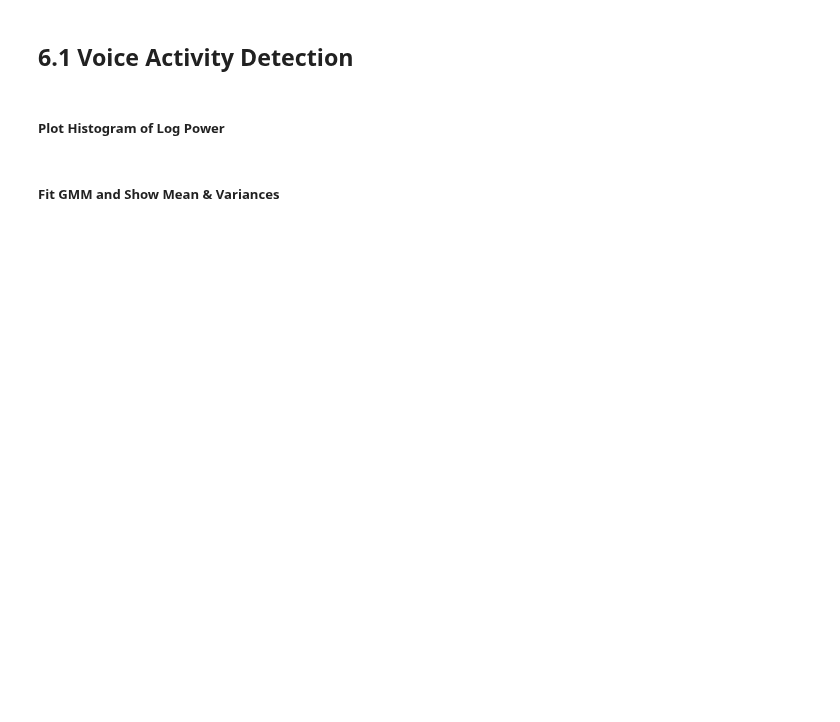
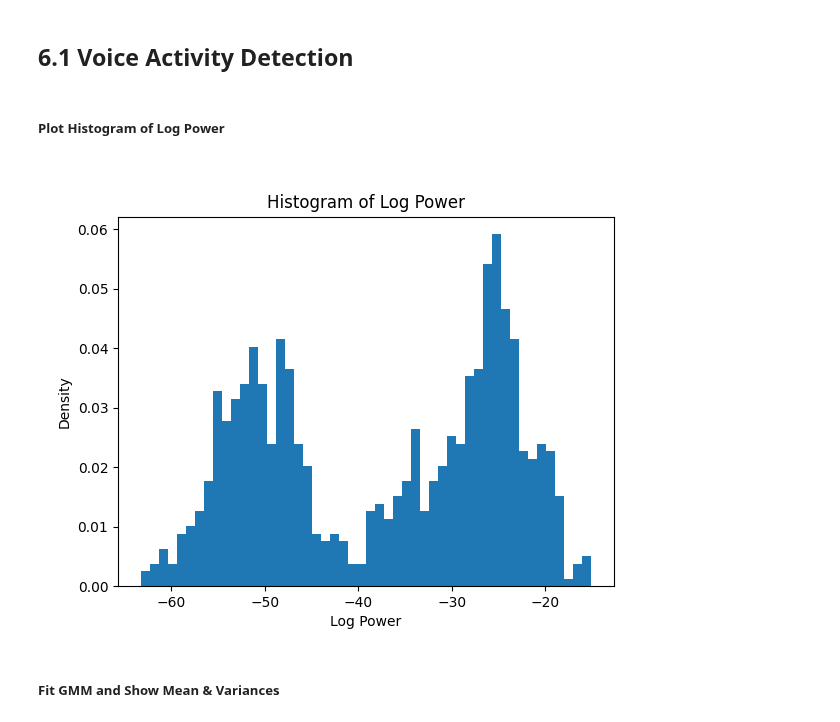
Before and after one commit to kasperikaivola/python-audio-processing, a Jupyter notebook: prerequisites/06_data_augmentation/test_augmentation.ipynb, the cells around one changed output. Saved outputs shown, nothing was run; the diff lists cells and outputs as text; code cells hidden in the pictures; blank space fills up the shorter version.

```diff
--- a/prerequisites/06_data_augmentation/test_augmentation.ipynb
+++ b/prerequisites/06_data_augmentation/test_augmentation.ipynb
@@ -44,2 +41,23 @@ FileNotFoundError: [Errno 2] No such file or directory: 'C:/Users/kaspe/Desktop/
+# %%
+# YOUR CODE HERE
+#frame the signal
+frame_length = 320
+hop_length = 160
+frames = librosa.util.frame(clean_speech, frame_length=frame_length, hop_length=hop_length).T
+
+#RMS energy for each frame
+rms_power = librosa.feature.rms(y=clean_speech, frame_length=frame_length, hop_length=hop_length)[0]
+
+#log power
+log_power = 10 * np.log10(rms_power**2)
+
+#power histogram
+plt.hist(log_power, bins=50, density=True)
+plt.xlabel('Log Power')
+plt.ylabel('Density')
+plt.title('Histogram of Log Power')
+plt.show()
+# %% [output]
+[figure, added]
 # %% [markdown]
 ##### Fit GMM and Show Mean & Variances
```
Also changed, not shown: parts of 7 cells of this notebook, 1 other file.
